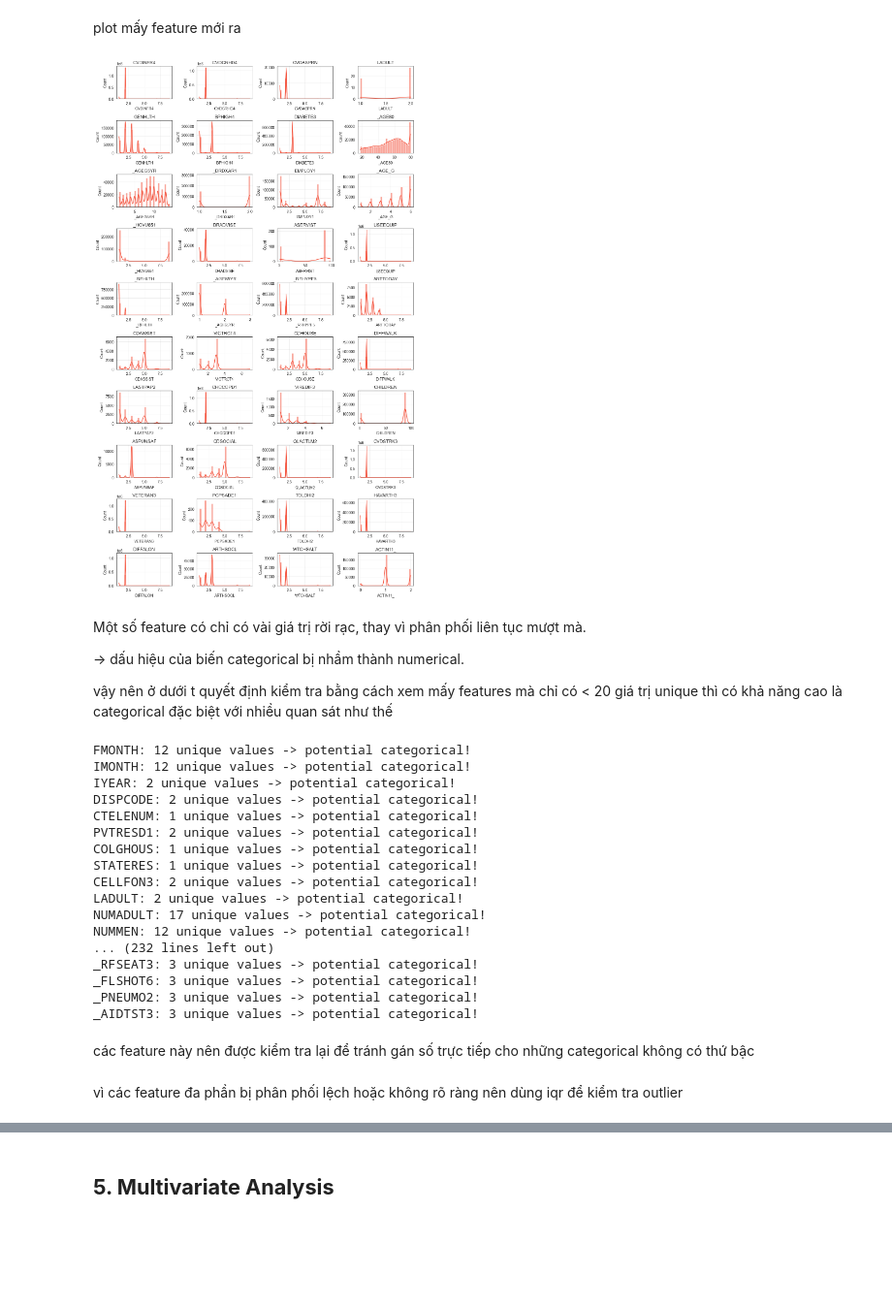
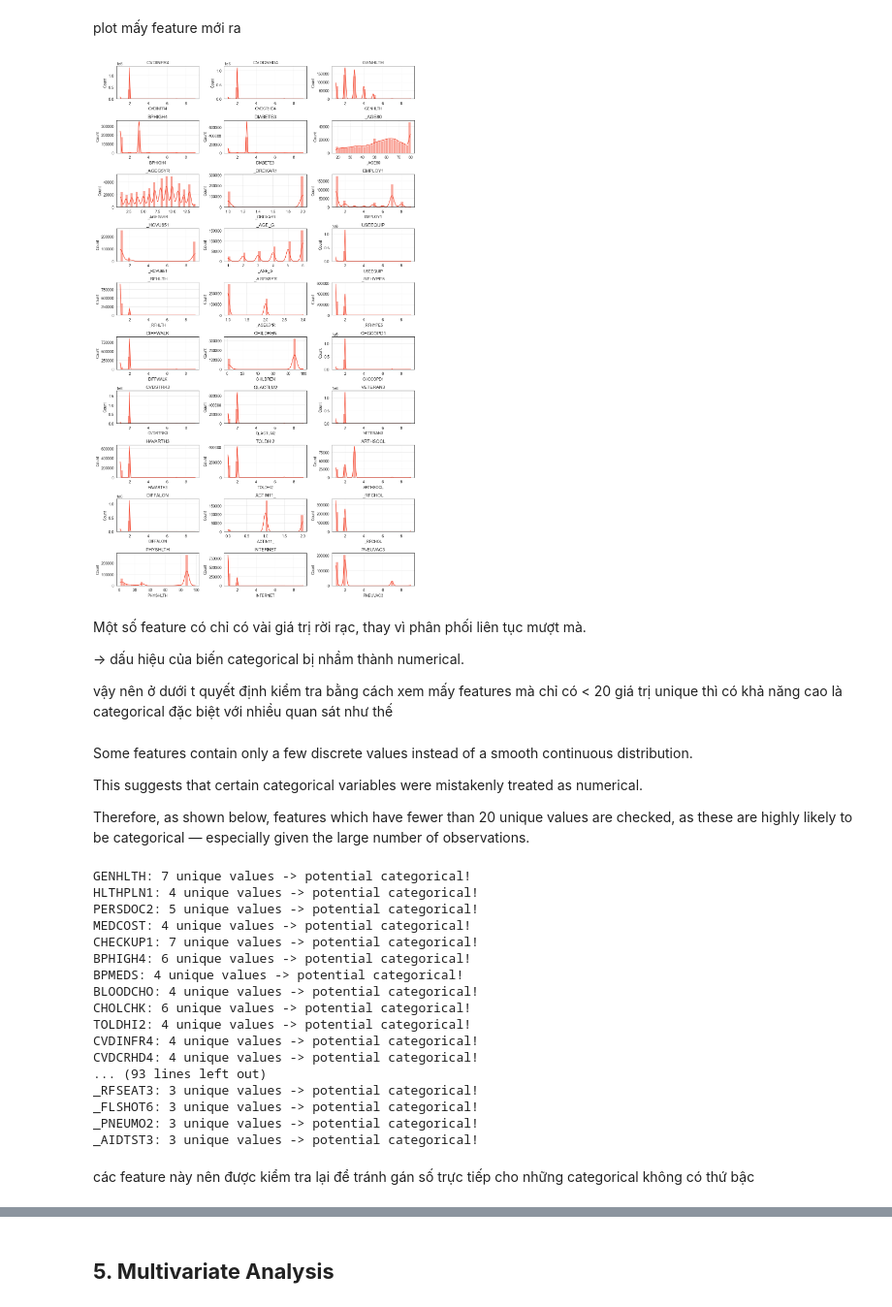
Before and after one commit to thuhang012/DataPrepPrj, a Jupyter notebook: notebooks/01_eda_raw.ipynb, the cells around one changed output, grey strips where cells are left out. Shown at 97% size. Drawn from its saved outputs; the diff is of its cells as text; code cells hidden in the pictures; blank space fills up the shorter version.

```diff
--- a/notebooks/01_eda_raw.ipynb
+++ b/notebooks/01_eda_raw.ipynb
@@ -26,7 +27,7 @@ sys.path.append(str(project_root))
 # %%
 from src.utils import load_data
 
-df = load_data("2015.csv", subfolder="raw")
+df = load_data("2015_raw.csv", subfolder="raw")
 # %%
 print(f"Shape: {df.shape}")
 print("First few rows")
@@ -332,15 +334,10 @@ cái này là drop trước mấy cái 100% không quan trọng: như ngày thá
 # Intial dropping
 to_drop = [
     # Survey administration & design
-    'FMONTH','IDATE','IMONTH','IDAY','IYEAR','DISPCODE','SEQNO','_PSU','_STSTR',
-    '_STRWT','_RAWRAKE','_WT2RAKE','_LLCPWT','_CLLCPWT','_DUALCOR','_DUALUSE',
     'QSTVER','QSTLANG',
 
     # Open-ended / raw activity (already summarized in clean vars)
-    'EXRACT11','EXRACT21','EXEROFT1','EXEROFT2','EXERHMM1','EXERHMM2',
-
-    # Child / pregnancy sections (different population)
-    'RCSGENDR','RCSRLTN2','CASTHDX2','CASTHNO2','PREGNANT'
+    'EXRACT11','EXRACT21','EXEROFT1','EXEROFT2','EXERHMM1','EXERHMM2'
 ]
 extreme_missing = list(missing_percent[missing_percent == 100].sort_values(ascending=False).index)
 df_clean = df.drop(columns=to_drop + extreme_missing + list(single_value_cols))
@@ -501,0 +514,8 @@ xem lại cái tổng quan missing , unique, rồi min, max từng cái
+# %%
+# Select top 30
+top_num = feature_rank.sort_values(by='score', ascending=False).head(30).index.tolist()
+
+print("Top 30 numeric features for univariate EDA:")
+print(top_num)
+print("\nDetailed ranking:")
+print(feature_rank.sort_values(by='score', ascending=False).head(30))
@@ -529,54 +569,58 @@ num_summary.round(2)
 plot mấy feature mới ra
 # %%
 n = len(top_num)
-rows = (n + 1) // 4
-fig, axes = plt.subplots(rows, 4, figsize=(12, rows * 2))
+rows = (n + 1) // 3
+fig, axes = plt.subplots(rows, 3, figsize=(12, rows * 2))
 axes = axes.flatten()
 red_color = sns.color_palette("Reds", 6)[3]  # màu đỏ trung tính
 
 for i, col in enumerate(top_num):
     sns.histplot(df_clean[col].dropna(), bins=30, kde=True, color=red_color, ax=axes[i])
     axes[i].set_title(col)
     axes[i].grid(alpha=0.3)
 
 for j in range(i+1, len(axes)):
     fig.delaxes(axes[j])
 
 plt.tight_layout()
 plt.show()
 # %% [output]
-[figure, old version]
+[figure, new version]
 # %% [markdown]
 Một số feature có chỉ có vài giá trị rời rạc, thay vì phân phối liên tục mượt mà.
 
 -> dấu hiệu của biến categorical bị nhầm thành numerical.
 
 vậy nên ở dưới t quyết định kiểm tra bằng cách xem mấy features mà chỉ có < 20 giá trị unique thì có khả năng cao là categorical đặc biệt với nhiều quan sát như thế
+# %% [markdown]
+Some features contain only a few discrete values instead of a smooth continuous distribution.
+
+This suggests that certain categorical variables were mistakenly treated as numerical.
+
+Therefore, as shown below, features which have fewer than 20 unique values are checked, as these are highly likely to be categorical — especially given the large number of observations.
 # %%
-# Kiểm tra số unique values
-for col in df.columns:
+# Checking unique values
+for col in df[num_cols].columns:
     n_unique = df[col].nunique()
     if n_unique < 20:
         print(f"{col}: {n_unique} unique values -> potential categorical!")
 # %% [output]
-FMONTH: 12 unique values -> potential categorical!
-IMONTH: 12 unique values -> potential categorical!
-IYEAR: 2 unique values -> potential categorical!
-DISPCODE: 2 unique values -> potential categorical!
-CTELENUM: 1 unique values -> potential categorical!
-PVTRESD1: 2 unique values -> potential categorical!
-COLGHOUS: 1 unique values -> potential categorical!
-STATERES: 1 unique values -> potential categorical!
-CELLFON3: 2 unique values -> potential categorical!
-LADULT: 2 unique values -> potential categorical!
-NUMADULT: 17 unique values -> potential categorical!
-NUMMEN: 12 unique values -> potential categorical!
-... (232 lines left out)
+GENHLTH: 7 unique values -> potential categorical!
+HLTHPLN1: 4 unique values -> potential categorical!
+PERSDOC2: 5 unique values -> potential categorical!
+MEDCOST: 4 unique values -> potential categorical!
+CHECKUP1: 7 unique values -> potential categorical!
+BPHIGH4: 6 unique values -> potential categorical!
+BPMEDS: 4 unique values -> potential categorical!
+BLOODCHO: 4 unique values -> potential categorical!
+CHOLCHK: 6 unique values -> potential categorical!
+TOLDHI2: 4 unique values -> potential categorical!
+CVDINFR4: 4 unique values -> potential categorical!
+CVDCRHD4: 4 unique values -> potential categorical!
+... (93 lines left out)
 _RFSEAT3: 3 unique values -> potential categorical!
 _FLSHOT6: 3 unique values -> potential categorical!
 _PNEUMO2: 3 unique values -> potential categorical!
 _AIDTST3: 3 unique values -> potential categorical!
 # %% [markdown]
 các feature này nên được kiểm tra lại để tránh gán số trực tiếp cho những categorical không có thứ bậc
-# %% [markdown]
-vì các feature đa phần bị phân phối lệch hoặc không rõ ràng nên dùng iqr để kiểm tra outlier
```
Also changed, not shown: parts of 32 cells of this notebook, 3 other files.
